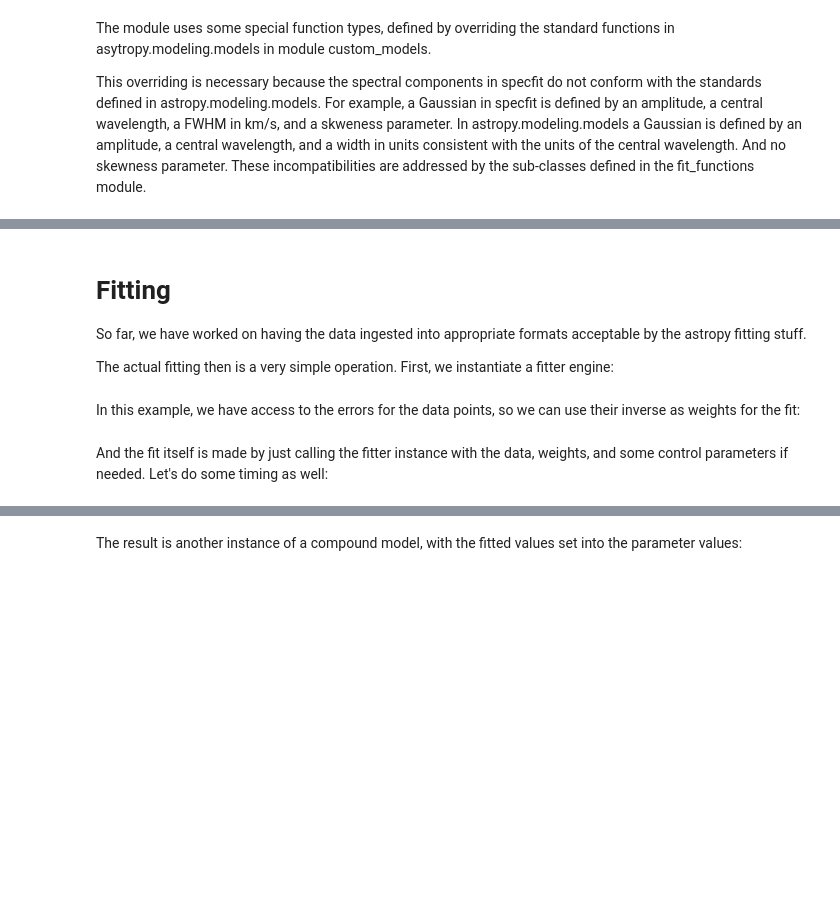
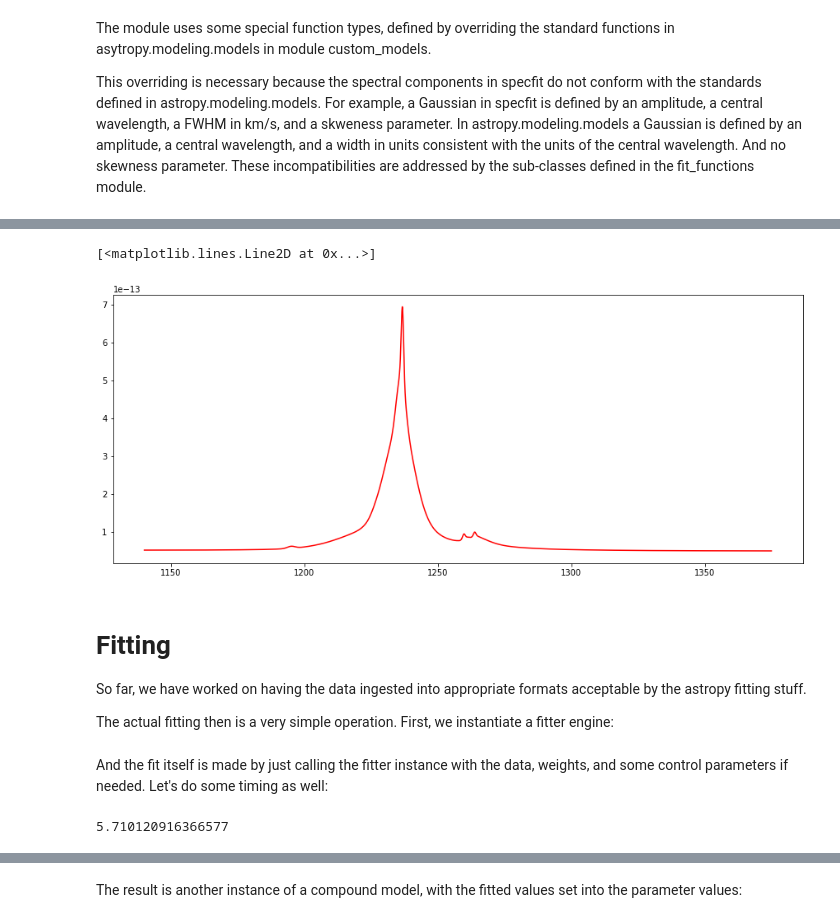
Before and after one commit to ibusko/specfit, a Jupyter notebook: proto/specutils/specfit_demo_specutils.ipynb, the cells around one changed output, grey strips where cells are left out. Saved outputs shown, nothing was run; the diff lists cells and outputs as text; code cells hidden in the pictures; blank space fills up the shorter version.

Commit message:
Notebook works as before (no errors though)

```diff
--- a/proto/specutils/specfit_demo_specutils.ipynb
+++ b/proto/specutils/specfit_demo_specutils.ipynb
@@ -92,7 +92,7 @@ model1 = \
 # %% [markdown]
 For this exercise, we pick the model named 'model1':
 # %%
-# compound_model = models.model1
+compound_model = models.model1
 # %% [markdown]
 The module uses some special function types, defined by overriding the standard functions in asytropy.modeling.models in module custom_models.
 
@@ -102,6 +120,9 @@ This overriding is necessary because the spectral components in specfit do not c
 # %%
-# plt.gcf().set_size_inches(15.,6.)
-# plt.plot(spectrum.x.data, compound_model(spectrum.x.data), 'r')
+plt.gcf().set_size_inches(15.,6.)
+plt.plot(spectrum.spectral_axis.data, compound_model(spectrum.spectral_axis.data), 'r')
+# %% [output]
+[<matplotlib.lines.Line2D at 0x...>]
+[figure, added]
 # %% [markdown]
 <h1>Fitting</h1>
 
@@ -115,2 +135,0 @@ The actual fitting then is a very simple operation. First, we instantiate a fitt
-# %% [markdown]
-In this example, we have access to the errors for the data points, so we can use their inverse as weights for the fit:
@@ -123,12 +136,14 @@ In this example, we have access to the errors for the data points, so we can use
 # %% [markdown]
 And the fit itself is made by just calling the fitter instance with the data, weights, and some control parameters if needed. Let's do some timing as well:
 # %%
-# import time
-# start_time = time.time()
+import time
+start_time = time.time()
 
-# fit_result = fitter(compound_model, spectrum.x.data, spectrum.y.data, weights=w, acc=1.E-30, maxiter=6000)
+fit_result = fitter(compound_model, spectrum.spectral_axis.data, spectrum.flux.data, acc=1.E-30, maxiter=6000)
 
-# end_time = time.time()
+end_time = time.time()
 
-# print(end_time - start_time)
+print(end_time - start_time)
+# %% [output]
+5.710120916366577
 # %%
```
Also changed, not shown: parts of 20 cells of this notebook, 2 other files.
